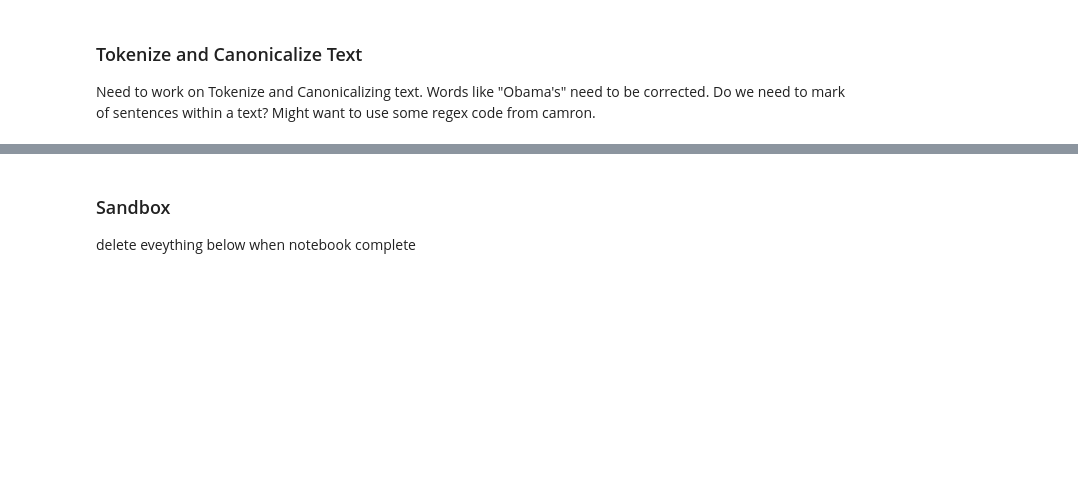
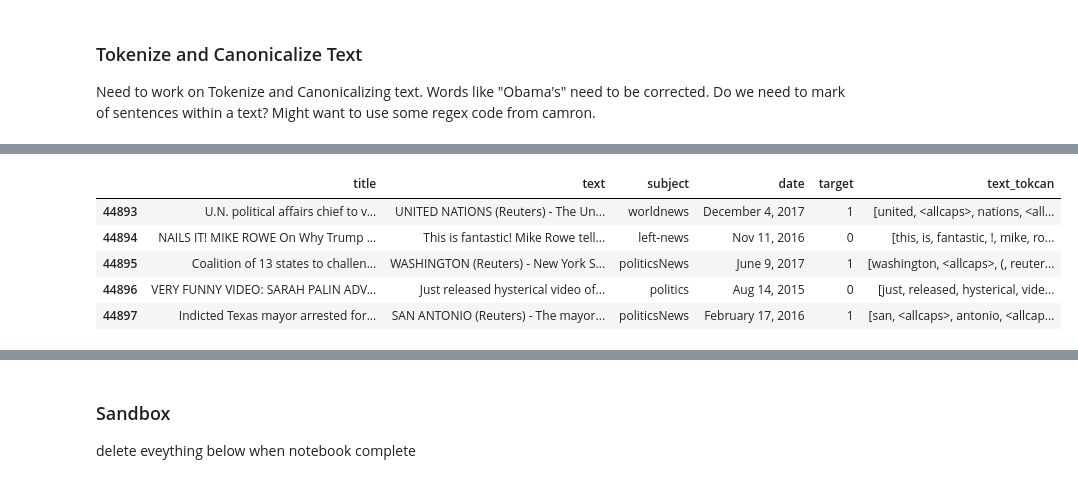
Before and after one commit to UCB-W266-Liar-Project-AJS/w266-final-project, a Jupyter notebook: w266project_AA_JM_SS.ipynb, the cells around one changed output, grey strips where cells are left out. Saved outputs shown, nothing was run; the diff lists cells and outputs as text; code cells hidden in the pictures; blank space fills up the shorter version.

```diff
--- a/w266project_AA_JM_SS.ipynb
+++ b/w266project_AA_JM_SS.ipynb
@@ -97 +235,12 @@ Need to work on Tokenize and Canonicalizing text. Words like "Obama's" need to b
+# %%
+#Make new column with tokenized, canonicalized text
+all_data['text_tokcan'] = all_data['text'].apply(tokenize)
+all_data.tail(5)
+# %% [output]
+|  | title | text | subject | date | target | text_tokcan |
+| 44893 | U.N. political affairs chief to v... | UNITED NATIONS (Reuters) - The Un... | worldnews | December 4, 2017 | 1 | [united, <allcaps>, nations, <all... |
+| 44894 | NAILS IT! MIKE ROWE On Why Trump ... | This is fantastic! Mike Rowe tell... | left-news | Nov 11, 2016 | 0 | [this, is, fantastic, !, mike, ro... |
+| 44895 | Coalition of 13 states to challen... | WASHINGTON (Reuters) - New York S... | politicsNews | June 9, 2017 | 1 | [washington, <allcaps>, (, reuter... |
+| 44896 | VERY FUNNY VIDEO: SARAH PALIN ADV... | Just released hysterical video of... | politics | Aug 14, 2015 | 0 | [just, released, hysterical, vide... |
+| 44897 | Indicted Texas mayor arrested for... | SAN ANTONIO (Reuters) - The mayor... | politicsNews | February 17, 2016 | 1 | [san, <allcaps>, antonio, <allcap... |
 # %%
```
Also changed, not shown: parts of 12 cells of this notebook, 47 other files.
